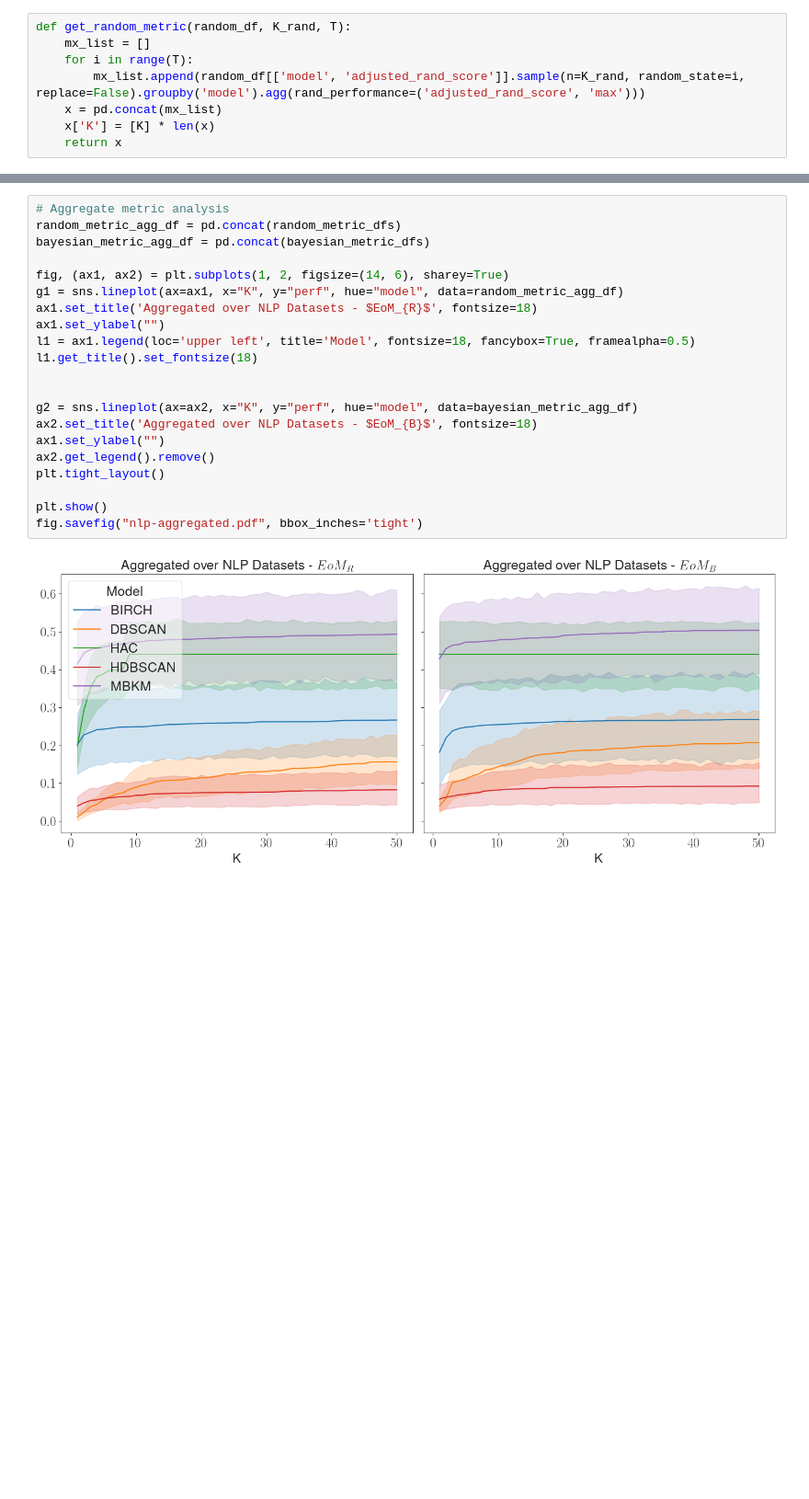
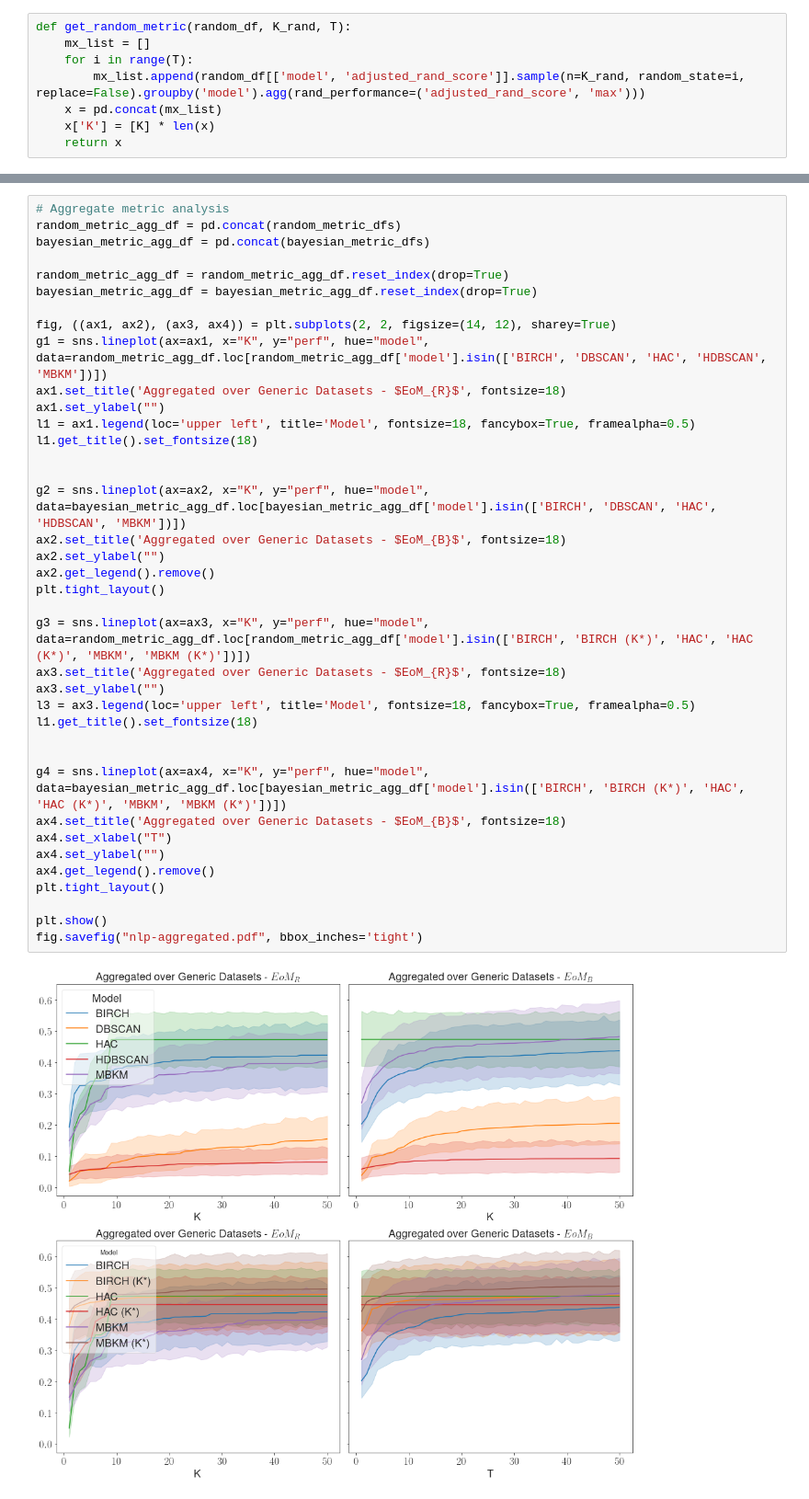
Before and after one commit to mishra-sid/clustering_hyperparameters, a Jupyter notebook: experiments/plot_nlp.ipynb, the cells around one changed output, grey strips where cells are left out. Shown at 92% size. Saved outputs shown, nothing was run; the diff lists cells and outputs as text; blank space fills up the shorter version.

```diff
--- a/experiments/plot_nlp.ipynb
+++ b/experiments/plot_nlp.ipynb
@@ -216,23 +228,40 @@ for dataset in datasets:
 # %%
 # Aggregate metric analysis
 random_metric_agg_df = pd.concat(random_metric_dfs)
 bayesian_metric_agg_df = pd.concat(bayesian_metric_dfs)
 
-fig, (ax1, ax2) = plt.subplots(1, 2, figsize=(14, 6), sharey=True)
-g1 = sns.lineplot(ax=ax1, x="K", y="perf", hue="model", data=random_metric_agg_df)
-ax1.set_title('Aggregated over NLP Datasets - $EoM_{R}$', fontsize=18)
+random_metric_agg_df = random_metric_agg_df.reset_index(drop=True)
+bayesian_metric_agg_df = bayesian_metric_agg_df.reset_index(drop=True)
+
+fig, ((ax1, ax2), (ax3, ax4)) = plt.subplots(2, 2, figsize=(14, 12), sharey=True)
+g1 = sns.lineplot(ax=ax1, x="K", y="perf", hue="model", data=random_metric_agg_df.loc[random_metric_agg_df['model'].isin(['BIRCH', 'DBSCAN', 'HAC', 'HDBSCAN', 'MBKM'])])
+ax1.set_title('Aggregated over Generic Datasets - $EoM_{R}$', fontsize=18)
 ax1.set_ylabel("")
 l1 = ax1.legend(loc='upper left', title='Model', fontsize=18, fancybox=True, framealpha=0.5)
 l1.get_title().set_fontsize(18)
 
 
-g2 = sns.lineplot(ax=ax2, x="K", y="perf", hue="model", data=bayesian_metric_agg_df)
-ax2.set_title('Aggregated over NLP Datasets - $EoM_{B}$', fontsize=18)
-ax1.set_ylabel("")
+g2 = sns.lineplot(ax=ax2, x="K", y="perf", hue="model", data=bayesian_metric_agg_df.loc[bayesian_metric_agg_df['model'].isin(['BIRCH', 'DBSCAN', 'HAC', 'HDBSCAN', 'MBKM'])])
+ax2.set_title('Aggregated over Generic Datasets - $EoM_{B}$', fontsize=18)
+ax2.set_ylabel("")
 ax2.get_legend().remove()
+plt.tight_layout()
+
+g3 = sns.lineplot(ax=ax3, x="K", y="perf", hue="model", data=random_metric_agg_df.loc[random_metric_agg_df['model'].isin(['BIRCH', 'BIRCH (K*)', 'HAC', 'HAC (K*)', 'MBKM', 'MBKM (K*)'])])
+ax3.set_title('Aggregated over Generic Datasets - $EoM_{R}$', fontsize=18)
+ax3.set_ylabel("")
+l3 = ax3.legend(loc='upper left', title='Model', fontsize=18, fancybox=True, framealpha=0.5)
+l1.get_title().set_fontsize(18)
+
+
+g4 = sns.lineplot(ax=ax4, x="K", y="perf", hue="model", data=bayesian_metric_agg_df.loc[bayesian_metric_agg_df['model'].isin(['BIRCH', 'BIRCH (K*)', 'HAC', 'HAC (K*)', 'MBKM', 'MBKM (K*)'])])
+ax4.set_title('Aggregated over Generic Datasets - $EoM_{B}$', fontsize=18)
+ax4.set_xlabel("T")
+ax4.set_ylabel("")
+ax4.get_legend().remove()
 plt.tight_layout()
 
 plt.show()
 fig.savefig("nlp-aggregated.pdf", bbox_inches='tight')
 # %% [output]
-[figure, old version]
+[figure, new version]
```
Also changed, not shown: parts of 3 cells of this notebook.
